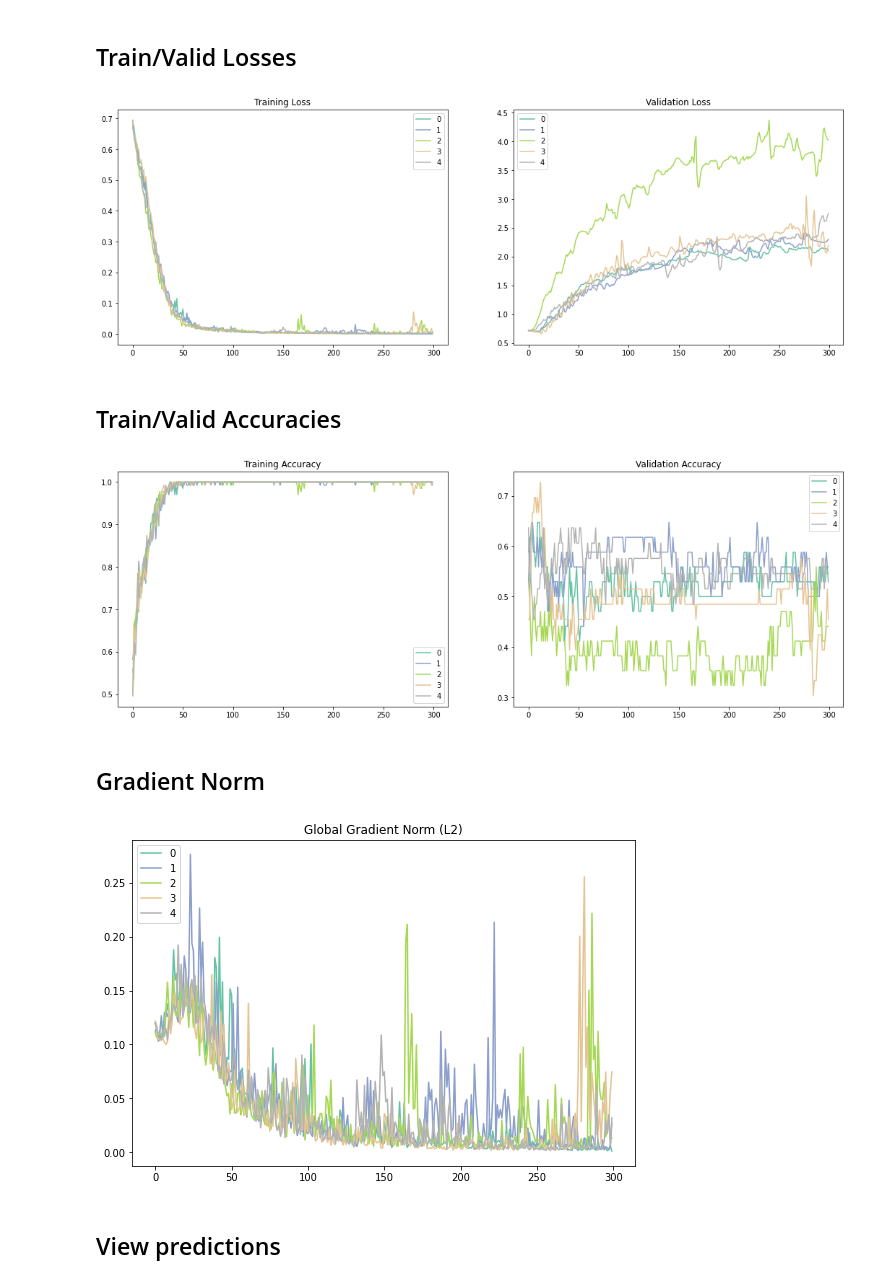
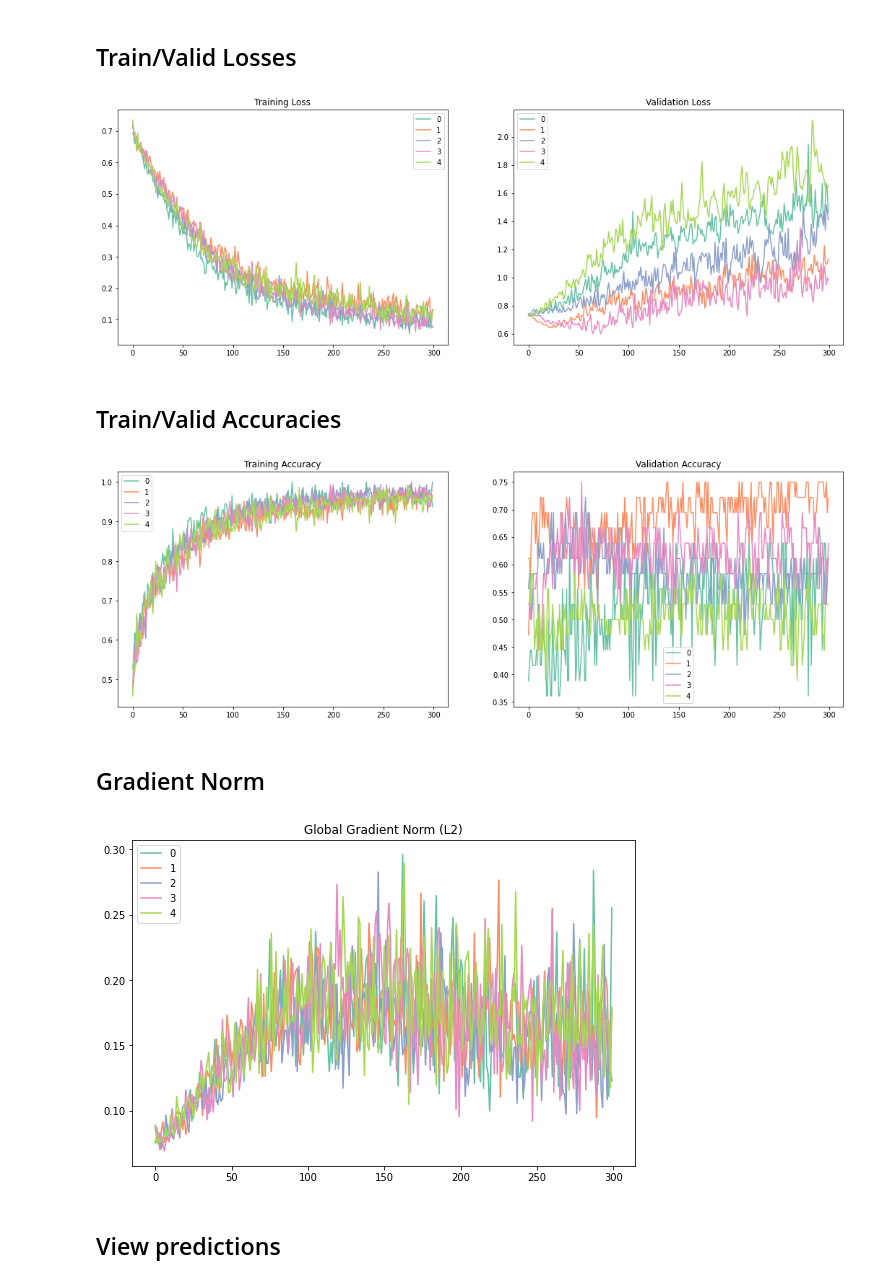
Before and after one commit to nicchiou/mindportal, a Jupyter notebook: experiments/motor_LR/spatiotemporal_cnn/ExperimentSummary.ipynb, the cells around one changed output. Drawn from its saved outputs; the diff is of its cells as text; code cells hidden in the pictures.

```diff
--- a/experiments/motor_LR/spatiotemporal_cnn/ExperimentSummary.ipynb
+++ b/experiments/motor_LR/spatiotemporal_cnn/ExperimentSummary.ipynb
@@ -39,6 +40,8 @@ def read_cnn_results(root_dir, exp_dir, subject=None):
     df = df.assign(F1=int(args[1].split('-')[0]))
     df = df.assign(D=int(args[2].split('-')[0]))
     df = df.assign(F2=int(args[3].split('-')[0]))
+    df = df.assign(weight_decay=float(args[4].split('-')[0]))
+    df = df.assign(dropout=float(args[5].split('-')[0]))
 
     return df
 # %%
@@ -87,4 +103,7 @@ array([32])
 # %%
+impute = 'zero'
 F1 = 12
-D = 8
-F2 = 32
+D = 12
+F2 = 12
+weight_decay = 0.0001
+dropout = 0.5
@@ -187,18 +226,24 @@ Montage &  F1 &  D &  F2 & Accuracy & Precision & Recall &     F1 \\
 # %% [markdown]
 ## Train/Valid Losses
 # %%
-F1 = 12
-D = 8
-F2 = 32
-montage = 'B'
+impute = 'zero'
+# F1 = 8
+# D = 12
+# F2 = 12
+# weight_decay = 0.0001
+# dropout = 0.5
+montage = 'e'
 
-subset_df = all_model_df[(all_model_df['F1'] == F1) &
+subset_df = all_model_df[(all_model_df['impute'] == impute) &
+                         (all_model_df['F1'] == F1) &
                          (all_model_df['D'] == D) &
                          (all_model_df['F2'] == F2) &
+                         (all_model_df['weight_decay'] == weight_decay) &
+                         (all_model_df['dropout'] == dropout) &
                          (all_model_df['montage'] == montage)]
 
 n = len(subset_df)
-colors = plt.cm.Set2(np.linspace(0, 1, n))
+colors = plt.cm.Set2(np.linspace(0, 1, 8))
 
 fig, ax = plt.subplots(1, 2, figsize=(18, 6))
 for i, idx in enumerate(subset_df.index):
@@ -213,17 +258,20 @@ for i, idx in enumerate(subset_df.index):
         ax[0].legend(subset_df.subject.unique())
         ax[1].legend(subset_df.subject.unique())
 # %% [output]
-[figure, old version]
+[figure, new version]
 # %% [markdown]
 ## Train/Valid Accuracies
 # %%
-subset_df = all_model_df[(all_model_df['F1'] == F1) &
+subset_df = all_model_df[(all_model_df['impute'] == impute) &
+                         (all_model_df['F1'] == F1) &
                          (all_model_df['D'] == D) &
                          (all_model_df['F2'] == F2) &
+                         (all_model_df['weight_decay'] == weight_decay) &
+                         (all_model_df['dropout'] == dropout) &
                          (all_model_df['montage'] == montage)]
 
 n = len(subset_df)
-colors = plt.cm.Set2(np.linspace(0, 1, n))
+colors = plt.cm.Set2(np.linspace(0, 1, 8))
 
 fig, ax = plt.subplots(1, 2, figsize=(18, 6))
 for i, idx in enumerate(subset_df.index):
@@ -238,28 +286,31 @@ for i, idx in enumerate(subset_df.index):
         ax[0].legend(subset_df.subject.unique())
         ax[1].legend(subset_df.subject.unique())
 # %% [output]
-[figure, old version]
+[figure, new version]
 # %% [markdown]
 ## Gradient Norm
 # %%
-subset_df = all_model_df[(all_model_df['F1'] == F1) &
+subset_df = all_model_df[(all_model_df['impute'] == impute) &
+                         (all_model_df['F1'] == F1) &
                          (all_model_df['D'] == D) &
                          (all_model_df['F2'] == F2) &
+                         (all_model_df['weight_decay'] == weight_decay) &
+                         (all_model_df['dropout'] == dropout) &
                          (all_model_df['montage'] == montage)]
 
 n = len(subset_df)
-colors = plt.cm.Set2(np.linspace(0, 1, n))
+colors = plt.cm.Set2(np.linspace(0, 1, 8))
 
 fig, ax = plt.subplots(1, 1, figsize=(9, 6))
 for i, idx in enumerate(subset_df.index):
     ax.plot(subset_df.loc[idx, 'grad_norm'], color=colors[i])
     ax.set_title('Global Gradient Norm (L2)')
     if subject is not None:
         ax.legend(subset_df.cv_iter.unique())
     else:
         ax.legend(subset_df.subject.unique())
 # %% [output]
-[figure, old version]
+[figure, new version]
 # %% [markdown]
 ## View predictions
 # %%
```
Also changed, not shown: parts of 26 cells of this notebook, 6 other files.
